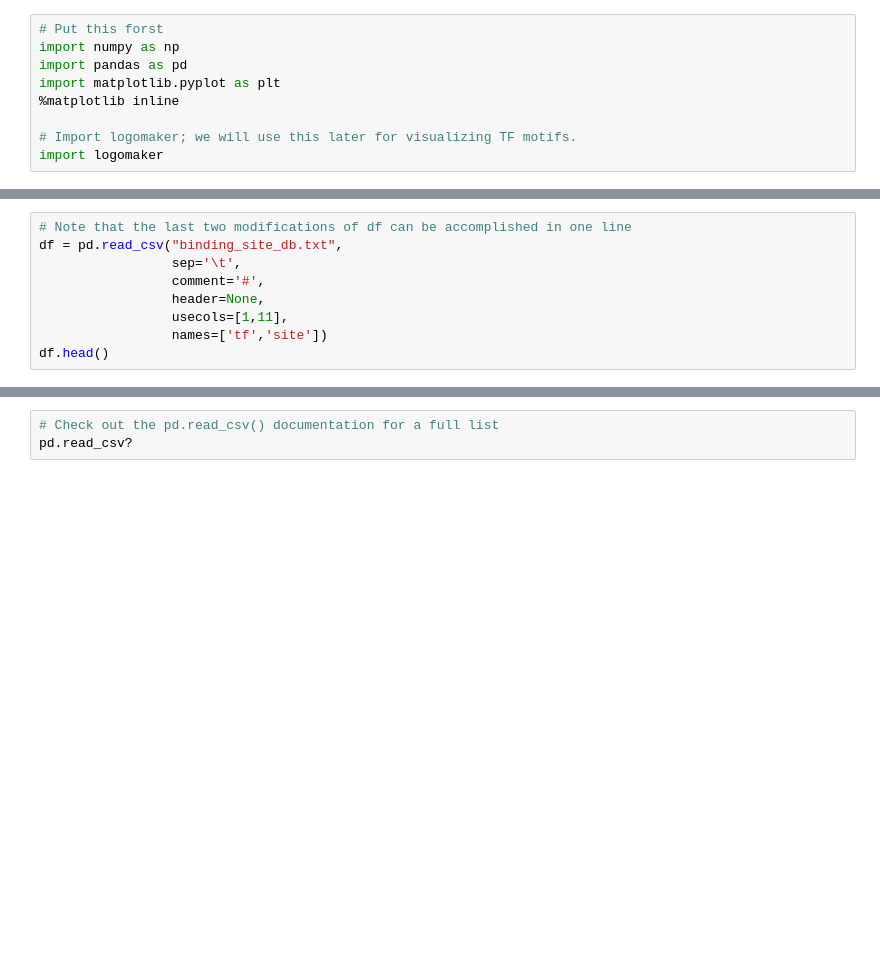
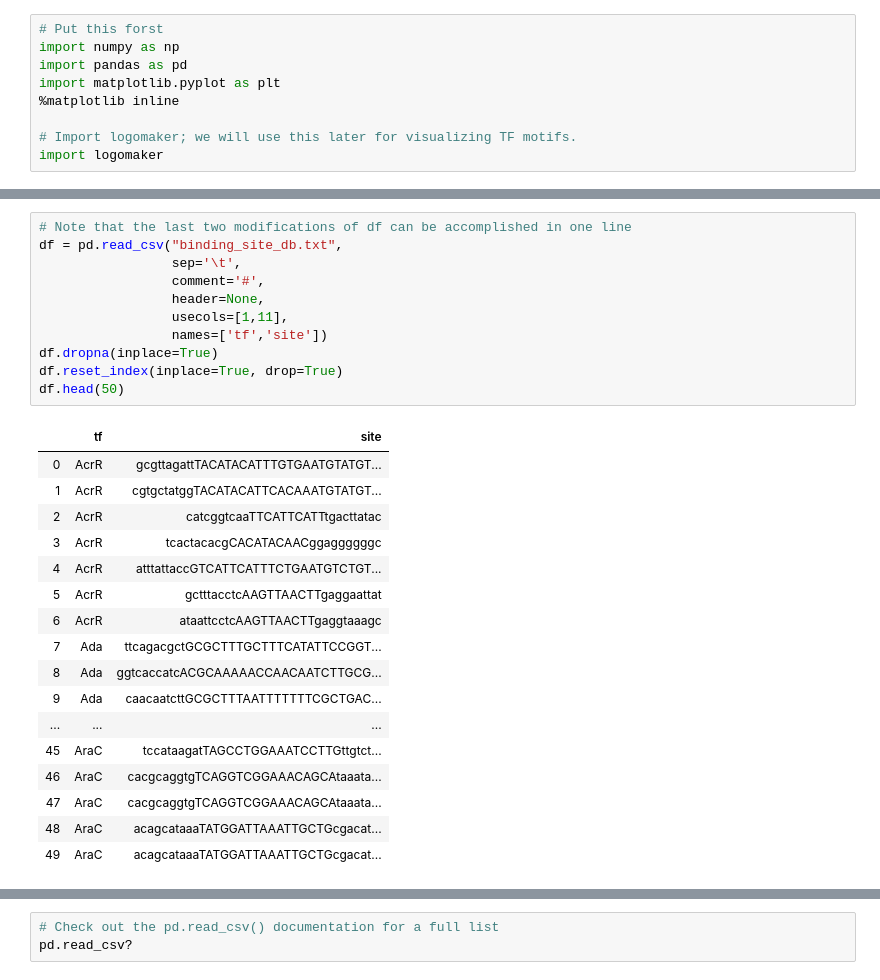
Before and after one commit to jbkinney/19_qbbootcamp, a Jupyter notebook: python/4_tfanalysis.ipynb, the cells around one changed output, grey strips where cells are left out. Saved outputs shown, nothing was run; the diff lists cells and outputs as text; blank space fills up the shorter version.

```diff
--- a/python/4_tfanalysis.ipynb
+++ b/python/4_tfanalysis.ipynb
@@ -56,9 +98,29 @@ df.tail()
 # %%
 # Note that the last two modifications of df can be accomplished in one line
 df = pd.read_csv("binding_site_db.txt",
                  sep='\t',
                  comment='#',
                  header=None,
                  usecols=[1,11],
                  names=['tf','site'])
-df.head()
+df.dropna(inplace=True)
+df.reset_index(inplace=True, drop=True)
+df.head(50)
+# %% [output]
+|  | tf | site |
+| 0 | AcrR | gcgttagattTACATACATTTGTGAATGTATGT... |
+| 1 | AcrR | cgtgctatggTACATACATTCACAAATGTATGT... |
+| 2 | AcrR | catcggtcaaTTCATTCATTtgacttatac |
+| 3 | AcrR | tcactacacgCACATACAACggaggggggc |
+| 4 | AcrR | atttattaccGTCATTCATTTCTGAATGTCTGT... |
+| 5 | AcrR | gctttacctcAAGTTAACTTgaggaattat |
+| 6 | AcrR | ataattcctcAAGTTAACTTgaggtaaagc |
+| 7 | Ada | ttcagacgctGCGCTTTGCTTTCATATTCCGGT... |
+| 8 | Ada | ggtcaccatcACGCAAAAACCAACAATCTTGCG... |
+| 9 | Ada | caacaatcttGCGCTTTAATTTTTTTCGCTGAC... |
+| ... | ... | ... |
+| 45 | AraC | tccataagatTAGCCTGGAAATCCTTGttgtct... |
+| 46 | AraC | cacgcaggtgTCAGGTCGGAAACAGCAtaaata... |
+| 47 | AraC | cacgcaggtgTCAGGTCGGAAACAGCAtaaata... |
+| 48 | AraC | acagcataaaTATGGATTAAATTGCTGcgacat... |
+| 49 | AraC | acagcataaaTATGGATTAAATTGCTGcgacat... |
```
Also changed, not shown: parts of 7 cells of this notebook, 8 other files.
